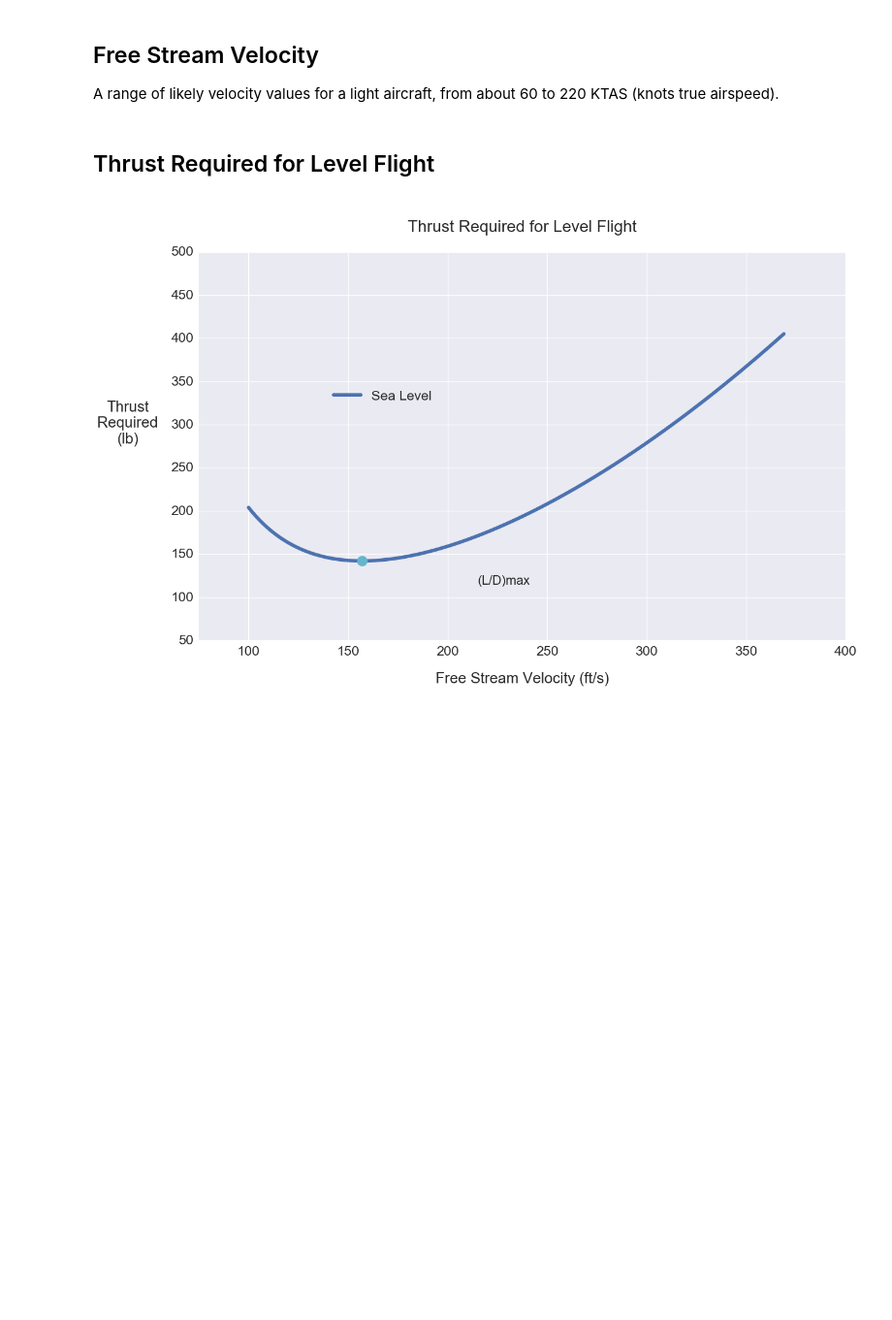
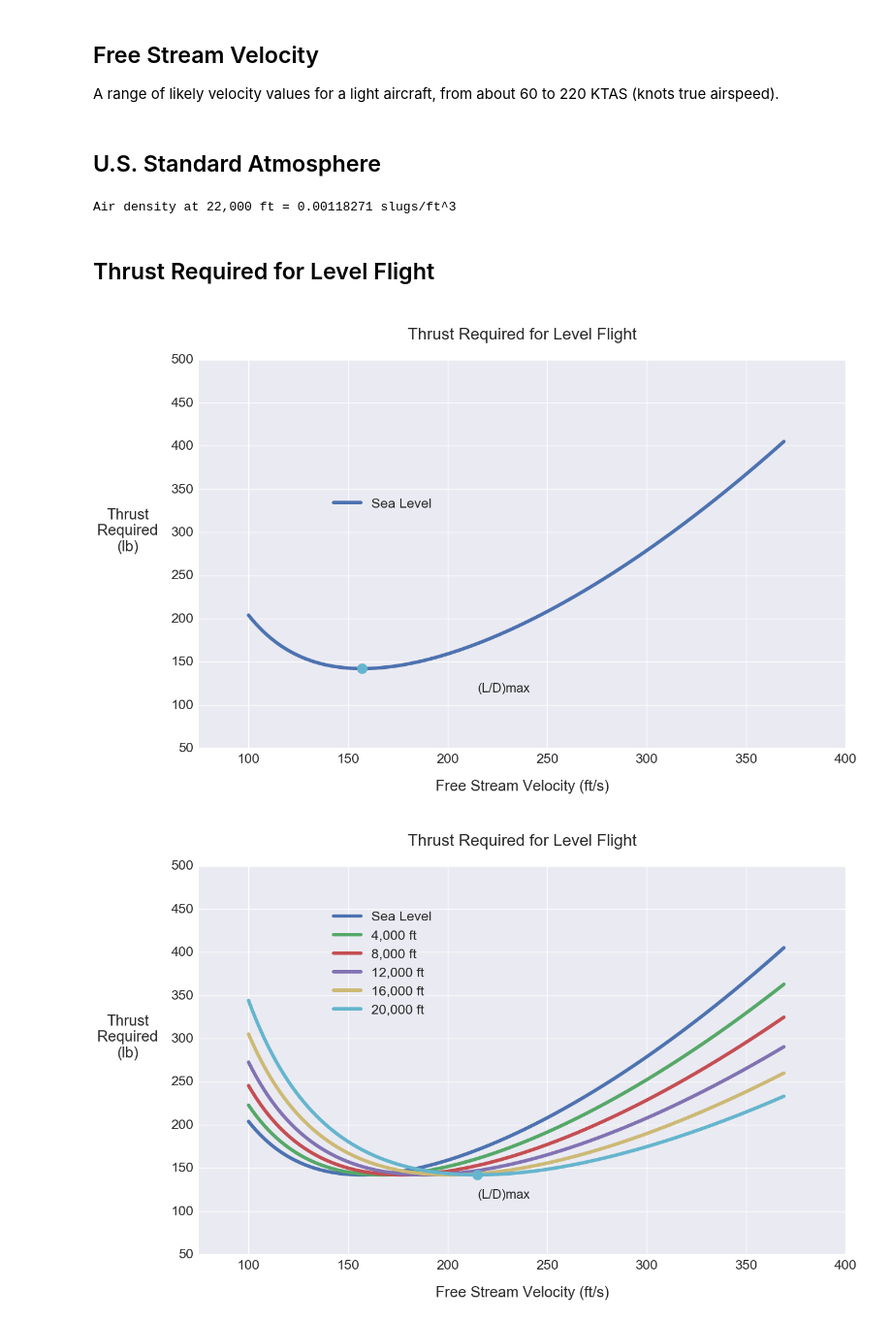
Before and after one commit to bws428/flight-performance-analysis, a Jupyter notebook: RV-8F Performance.ipynb, the cells around one changed output. Shown at 97% size. Cells and saved outputs as stored; diff of their text form; code cells hidden in the pictures; blank space fills up the shorter version.

```diff
--- a/RV-8F Performance.ipynb
+++ b/RV-8F Performance.ipynb
@@ -58,6 +58,23 @@ A range of likely velocity values for a light aircraft, from about 60 to 220 KTA
 # %%
 # Free stream velocity (ft/s)
 V = np.arange(100,370)
+# %% [markdown]
+## U.S. Standard Atmosphere
+# %%
+# COESA 1976 U.S. Standard Atmosphere (SI units!)
+
+# Altitude to test (ft)
+altitude = 22000
+
+# Air density (kg/m^3)
+rho = atm.density(altitude * 0.3048)
+
+# Air density (slugs/ft^3)
+rho = rho * 0.00194032
+
+print("Air density at {:,.0f} ft = {:,.8f} slugs/ft^3".format(altitude, rho))
+# %% [output]
+Air density at 22,000 ft = 0.00118271 slugs/ft^3
 # %% [markdown]
 ## Thrust Required for Level Flight
 # %%
@@ -89,30 +106,32 @@ def plot_thrust_required(V, Max_Alt=0):
         Tr = W / (CL / CD)
 
         # Add a curve
         plt.plot(V,Tr)
 
         # Update the legend
         if altitude > 0:
             legend.append("{:,.0f} ft".format(altitude))
 
     # Locate the axis labels and limits
     ax = plt.gca()
     ax.set_xlim([75,400])
     ax.set_ylim([50,500])
     ax.xaxis.set_label_coords(0.5, -0.08)
     ax.yaxis.set_label_coords(-0.11, 0.5)
     ax.text(215, 115, '(L/D)max', size=22)
 
     # Add title and axis labels
     plt.legend(legend,loc=(0.2, 0.6))
     plt.title("\n Thrust Required for Level Flight \n")
     plt.ylabel('Thrust\nRequired\n(lb)', rotation=0)
     plt.xlabel('Free Stream Velocity (ft/s)')
 
     # Plot (L/D)max point
     plt.plot(V[np.argmin(Tr)], np.amin(Tr), marker='o', ms=18, color='#64b5cd')
     plt.show()
 
+plot_thrust_required(V,0)
 plot_thrust_required(V,20000)
 # %% [output]
 [figure]
+[figure, added]
```
Also changed, not shown: parts of 1 cell of this notebook.
